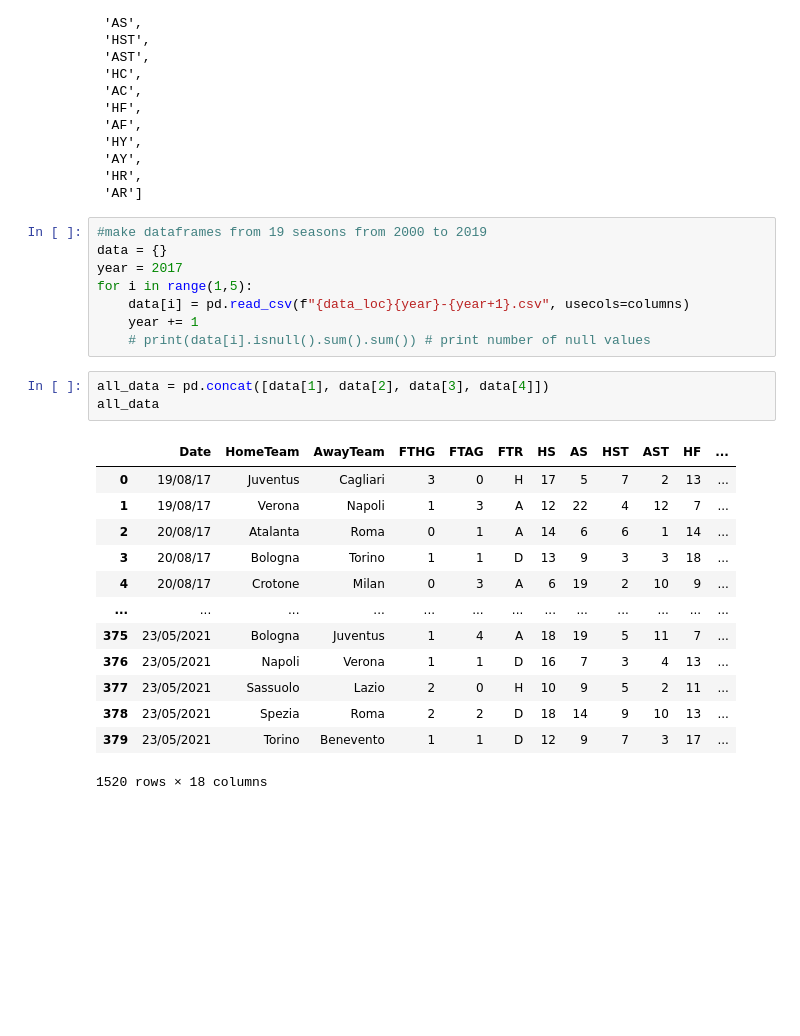
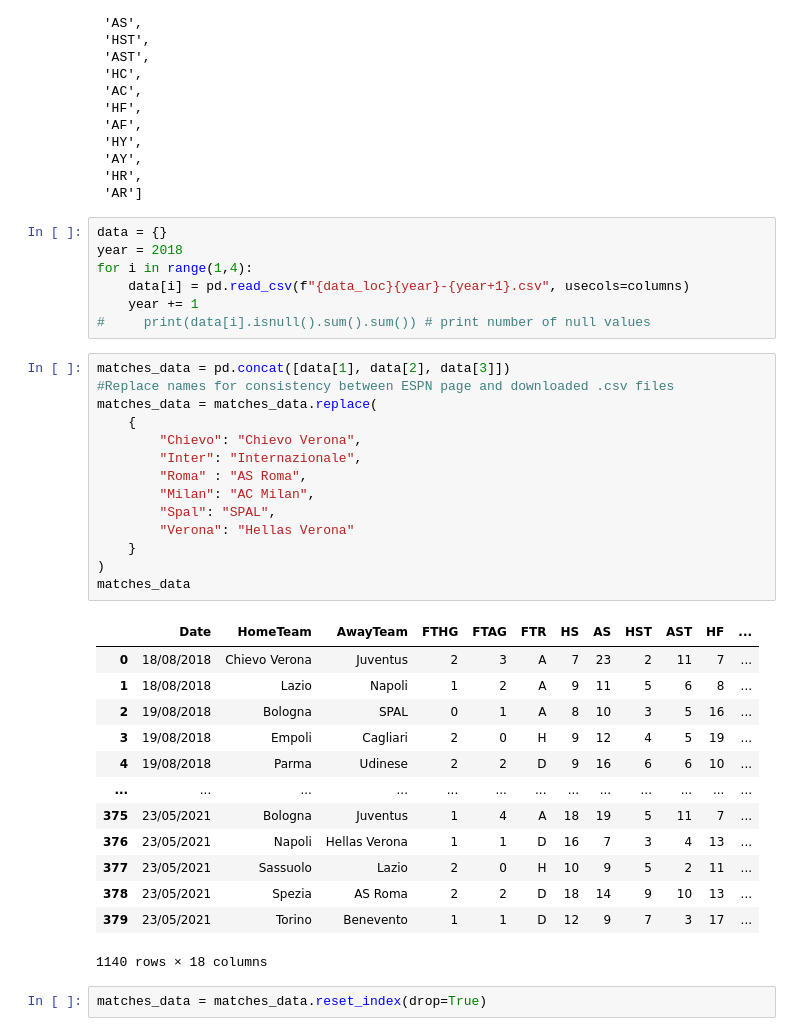
Before and after one commit to stan-levend/soccer-scraper-data-warehouse, a Jupyter notebook: scraper.ipynb, the cells around one changed output. Drawn from its saved outputs; the diff is of its cells as text; blank space fills up the shorter version.

```diff
--- a/scraper.ipynb
+++ b/scraper.ipynb
@@ -61,27 +61,39 @@ columns
  'HR',
  'AR']
 # %%
-#make dataframes from 19 seasons from 2000 to 2019
 data = {}
-year = 2017
-for i in range(1,5):
+year = 2018
+for i in range(1,4):
     data[i] = pd.read_csv(f"{data_loc}{year}-{year+1}.csv", usecols=columns)
     year += 1
-    # print(data[i].isnull().sum().sum()) # print number of null values
+#     print(data[i].isnull().sum().sum()) # print number of null values
 # %%
-all_data = pd.concat([data[1], data[2], data[3], data[4]])
-all_data
+matches_data = pd.concat([data[1], data[2], data[3]])
+#Replace names for consistency between ESPN page and downloaded .csv files
+matches_data = matches_data.replace(
+    {
+        "Chievo": "Chievo Verona",
+        "Inter": "Internazionale",
+        "Roma" : "AS Roma",
+        "Milan": "AC Milan",
+        "Spal": "SPAL",
+        "Verona": "Hellas Verona"
+    }
+)
+matches_data
 # %% [output]
 |  | Date | HomeTeam | AwayTeam | FTHG | FTAG | FTR | HS | AS | HST | AST | HF | ... |
-| 0 | 19/08/17 | Juventus | Cagliari | 3 | 0 | H | 17 | 5 | 7 | 2 | 13 | ... |
-| 1 | 19/08/17 | Verona | Napoli | 1 | 3 | A | 12 | 22 | 4 | 12 | 7 | ... |
-| 2 | 20/08/17 | Atalanta | Roma | 0 | 1 | A | 14 | 6 | 6 | 1 | 14 | ... |
-| 3 | 20/08/17 | Bologna | Torino | 1 | 1 | D | 13 | 9 | 3 | 3 | 18 | ... |
-| 4 | 20/08/17 | Crotone | Milan | 0 | 3 | A | 6 | 19 | 2 | 10 | 9 | ... |
+| 0 | 18/08/2018 | Chievo Verona | Juventus | 2 | 3 | A | 7 | 23 | 2 | 11 | 7 | ... |
+| 1 | 18/08/2018 | Lazio | Napoli | 1 | 2 | A | 9 | 11 | 5 | 6 | 8 | ... |
+| 2 | 19/08/2018 | Bologna | SPAL | 0 | 1 | A | 8 | 10 | 3 | 5 | 16 | ... |
+| 3 | 19/08/2018 | Empoli | Cagliari | 2 | 0 | H | 9 | 12 | 4 | 5 | 19 | ... |
+| 4 | 19/08/2018 | Parma | Udinese | 2 | 2 | D | 9 | 16 | 6 | 6 | 10 | ... |
 | ... | ... | ... | ... | ... | ... | ... | ... | ... | ... | ... | ... | ... |
 | 375 | 23/05/2021 | Bologna | Juventus | 1 | 4 | A | 18 | 19 | 5 | 11 | 7 | ... |
-| 376 | 23/05/2021 | Napoli | Verona | 1 | 1 | D | 16 | 7 | 3 | 4 | 13 | ... |
+| 376 | 23/05/2021 | Napoli | Hellas Verona | 1 | 1 | D | 16 | 7 | 3 | 4 | 13 | ... |
 | 377 | 23/05/2021 | Sassuolo | Lazio | 2 | 0 | H | 10 | 9 | 5 | 2 | 11 | ... |
-| 378 | 23/05/2021 | Spezia | Roma | 2 | 2 | D | 18 | 14 | 9 | 10 | 13 | ... |
+| 378 | 23/05/2021 | Spezia | AS Roma | 2 | 2 | D | 18 | 14 | 9 | 10 | 13 | ... |
 | 379 | 23/05/2021 | Torino | Benevento | 1 | 1 | D | 12 | 9 | 7 | 3 | 17 | ... |
-1520 rows × 18 columns
+1140 rows × 18 columns
+# %%
+matches_data = matches_data.reset_index(drop=True)
```
Also changed, not shown: parts of 21 cells of this notebook, 6 other files.
